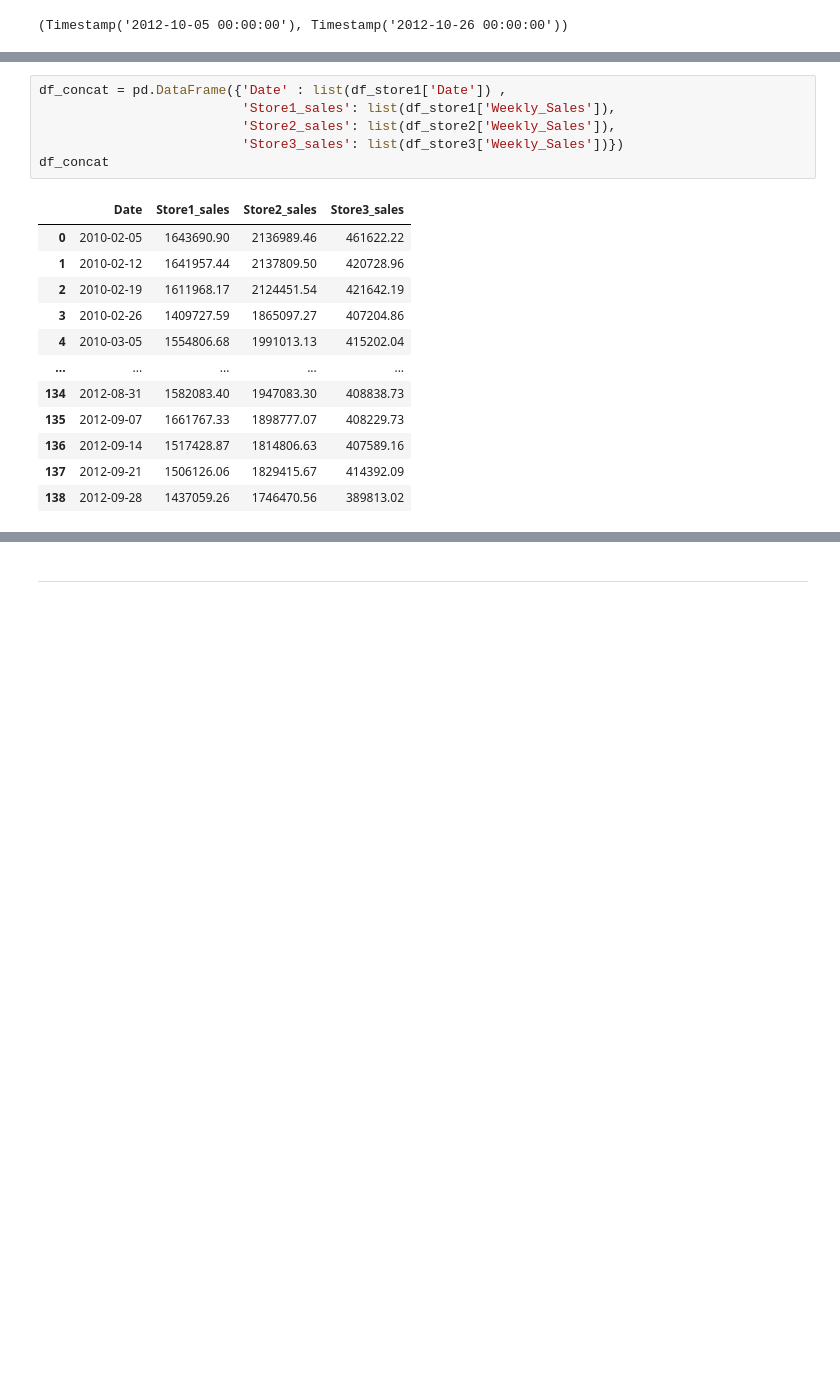
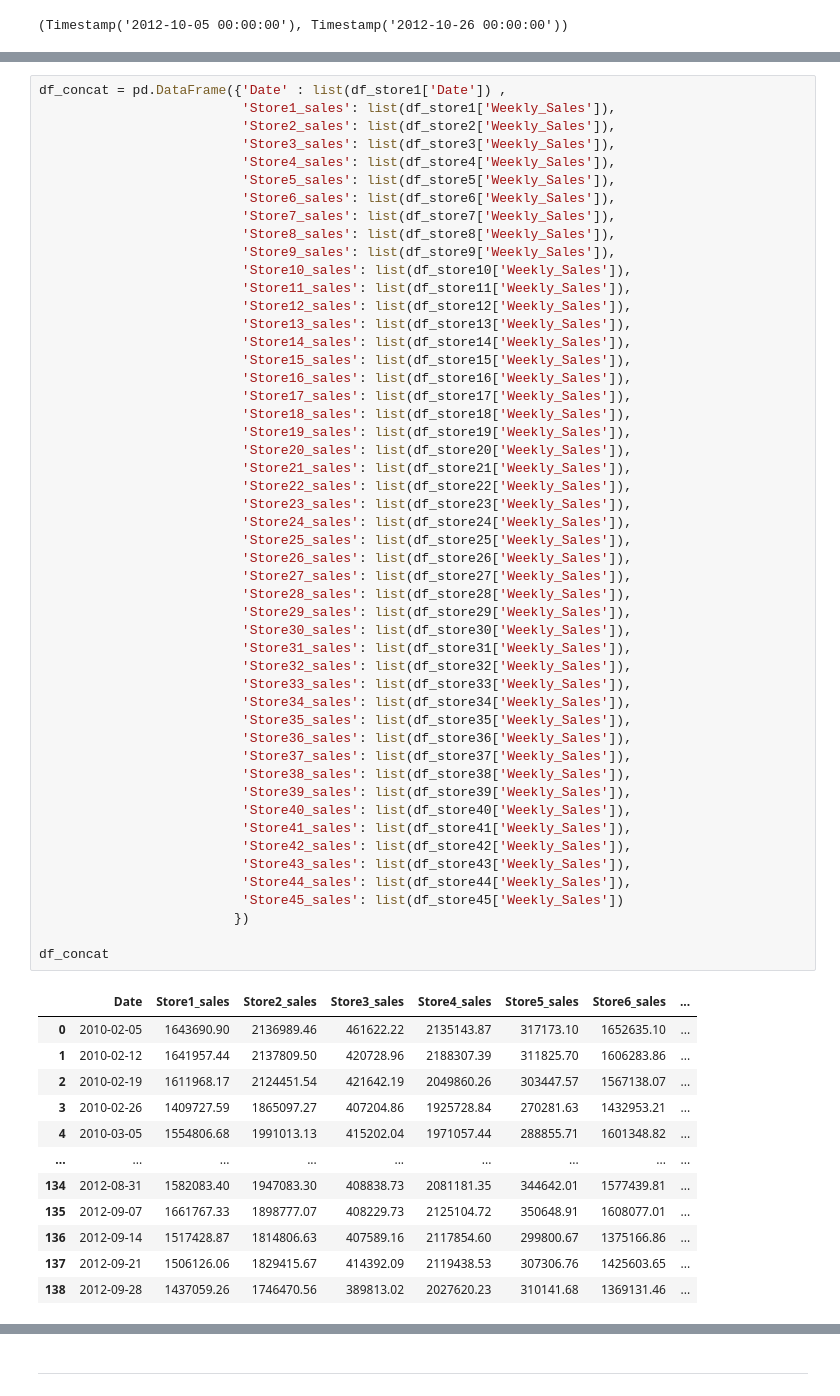
Before and after one commit to jadefactory/branch_sales_forecast, a Jupyter notebook: baseline_code.ipynb, the cells around one changed output, grey strips where cells are left out. Drawn from its saved outputs; the diff is of its cells as text; blank space fills up the shorter version.

```diff
--- a/baseline_code.ipynb
+++ b/baseline_code.ipynb
@@ -373,19 +602,63 @@ plt.legend()
 # %%
 df_concat = pd.DataFrame({'Date' : list(df_store1['Date']) ,
                           'Store1_sales': list(df_store1['Weekly_Sales']),
                           'Store2_sales': list(df_store2['Weekly_Sales']),
-                          'Store3_sales': list(df_store3['Weekly_Sales'])})
+                          'Store3_sales': list(df_store3['Weekly_Sales']),
+                          'Store4_sales': list(df_store4['Weekly_Sales']),
+                          'Store5_sales': list(df_store5['Weekly_Sales']),
+                          'Store6_sales': list(df_store6['Weekly_Sales']),
+                          'Store7_sales': list(df_store7['Weekly_Sales']),
+                          'Store8_sales': list(df_store8['Weekly_Sales']),
+                          'Store9_sales': list(df_store9['Weekly_Sales']),
+                          'Store10_sales': list(df_store10['Weekly_Sales']),
+                          'Store11_sales': list(df_store11['Weekly_Sales']),
+                          'Store12_sales': list(df_store12['Weekly_Sales']),
+                          'Store13_sales': list(df_store13['Weekly_Sales']),
+                          'Store14_sales': list(df_store14['Weekly_Sales']),
+                          'Store15_sales': list(df_store15['Weekly_Sales']),
+                          'Store16_sales': list(df_store16['Weekly_Sales']),
+                          'Store17_sales': list(df_store17['Weekly_Sales']),
+                          'Store18_sales': list(df_store18['Weekly_Sales']),
+                          'Store19_sales': list(df_store19['Weekly_Sales']),
+                          'Store20_sales': list(df_store20['Weekly_Sales']),
+                          'Store21_sales': list(df_store21['Weekly_Sales']),
+                          'Store22_sales': list(df_store22['Weekly_Sales']),
+                          'Store23_sales': list(df_store23['Weekly_Sales']),
+                          'Store24_sales': list(df_store24['Weekly_Sales']),
+                          'Store25_sales': list(df_store25['Weekly_Sales']),
+                          'Store26_sales': list(df_store26['Weekly_Sales']),
+                          'Store27_sales': list(df_store27['Weekly_Sales']),
+                          'Store28_sales': list(df_store28['Weekly_Sales']),
+                          'Store29_sales': list(df_store29['Weekly_Sales']),
+                          'Store30_sales': list(df_store30['Weekly_Sales']),
+                          'Store31_sales': list(df_store31['Weekly_Sales']),
+                          'Store32_sales': list(df_store32['Weekly_Sales']),
+                          'Store33_sales': list(df_store33['Weekly_Sales']),
+                          'Store34_sales': list(df_store34['Weekly_Sales']),
+                          'Store35_sales': list(df_store35['Weekly_Sales']),
+                          'Store36_sales': list(df_store36['Weekly_Sales']),
+                          'Store37_sales': list(df_store37['Weekly_Sales']),
+                          'Store38_sales': list(df_store38['Weekly_Sales']),
+                          'Store39_sales': list(df_store39['Weekly_Sales']),
+                          'Store40_sales': list(df_store40['Weekly_Sales']),
+                          'Store41_sales': list(df_store41['Weekly_Sales']),
+                          'Store42_sales': list(df_store42['Weekly_Sales']),
+                          'Store43_sales': list(df_store43['Weekly_Sales']),
+                          'Store44_sales': list(df_store44['Weekly_Sales']),
+                          'Store45_sales': list(df_store45['Weekly_Sales'])
+                         })
+
 df_concat
 # %% [output]
-|  | Date | Store1_sales | Store2_sales | Store3_sales |
-| 0 | 2010-02-05 | 1643690.90 | 2136989.46 | 461622.22 |
-| 1 | 2010-02-12 | 1641957.44 | 2137809.50 | 420728.96 |
-| 2 | 2010-02-19 | 1611968.17 | 2124451.54 | 421642.19 |
-| 3 | 2010-02-26 | 1409727.59 | 1865097.27 | 407204.86 |
-| 4 | 2010-03-05 | 1554806.68 | 1991013.13 | 415202.04 |
-| ... | ... | ... | ... | ... |
-| 134 | 2012-08-31 | 1582083.40 | 1947083.30 | 408838.73 |
-| 135 | 2012-09-07 | 1661767.33 | 1898777.07 | 408229.73 |
-| 136 | 2012-09-14 | 1517428.87 | 1814806.63 | 407589.16 |
-| 137 | 2012-09-21 | 1506126.06 | 1829415.67 | 414392.09 |
-| 138 | 2012-09-28 | 1437059.26 | 1746470.56 | 389813.02 |
+|  | Date | Store1_sales | Store2_sales | Store3_sales | Store4_sales | Store5_sales | Store6_sales | ... |
+| 0 | 2010-02-05 | 1643690.90 | 2136989.46 | 461622.22 | 2135143.87 | 317173.10 | 1652635.10 | ... |
+| 1 | 2010-02-12 | 1641957.44 | 2137809.50 | 420728.96 | 2188307.39 | 311825.70 | 1606283.86 | ... |
+| 2 | 2010-02-19 | 1611968.17 | 2124451.54 | 421642.19 | 2049860.26 | 303447.57 | 1567138.07 | ... |
+| 3 | 2010-02-26 | 1409727.59 | 1865097.27 | 407204.86 | 1925728.84 | 270281.63 | 1432953.21 | ... |
+| 4 | 2010-03-05 | 1554806.68 | 1991013.13 | 415202.04 | 1971057.44 | 288855.71 | 1601348.82 | ... |
+| ... | ... | ... | ... | ... | ... | ... | ... | ... |
+| 134 | 2012-08-31 | 1582083.40 | 1947083.30 | 408838.73 | 2081181.35 | 344642.01 | 1577439.81 | ... |
+| 135 | 2012-09-07 | 1661767.33 | 1898777.07 | 408229.73 | 2125104.72 | 350648.91 | 1608077.01 | ... |
+| 136 | 2012-09-14 | 1517428.87 | 1814806.63 | 407589.16 | 2117854.60 | 299800.67 | 1375166.86 | ... |
+| 137 | 2012-09-21 | 1506126.06 | 1829415.67 | 414392.09 | 2119438.53 | 307306.76 | 1425603.65 | ... |
+| 138 | 2012-09-28 | 1437059.26 | 1746470.56 | 389813.02 | 2027620.23 | 310141.68 | 1369131.46 | ... |
```
Also changed, not shown: parts of 38 cells of this notebook.
